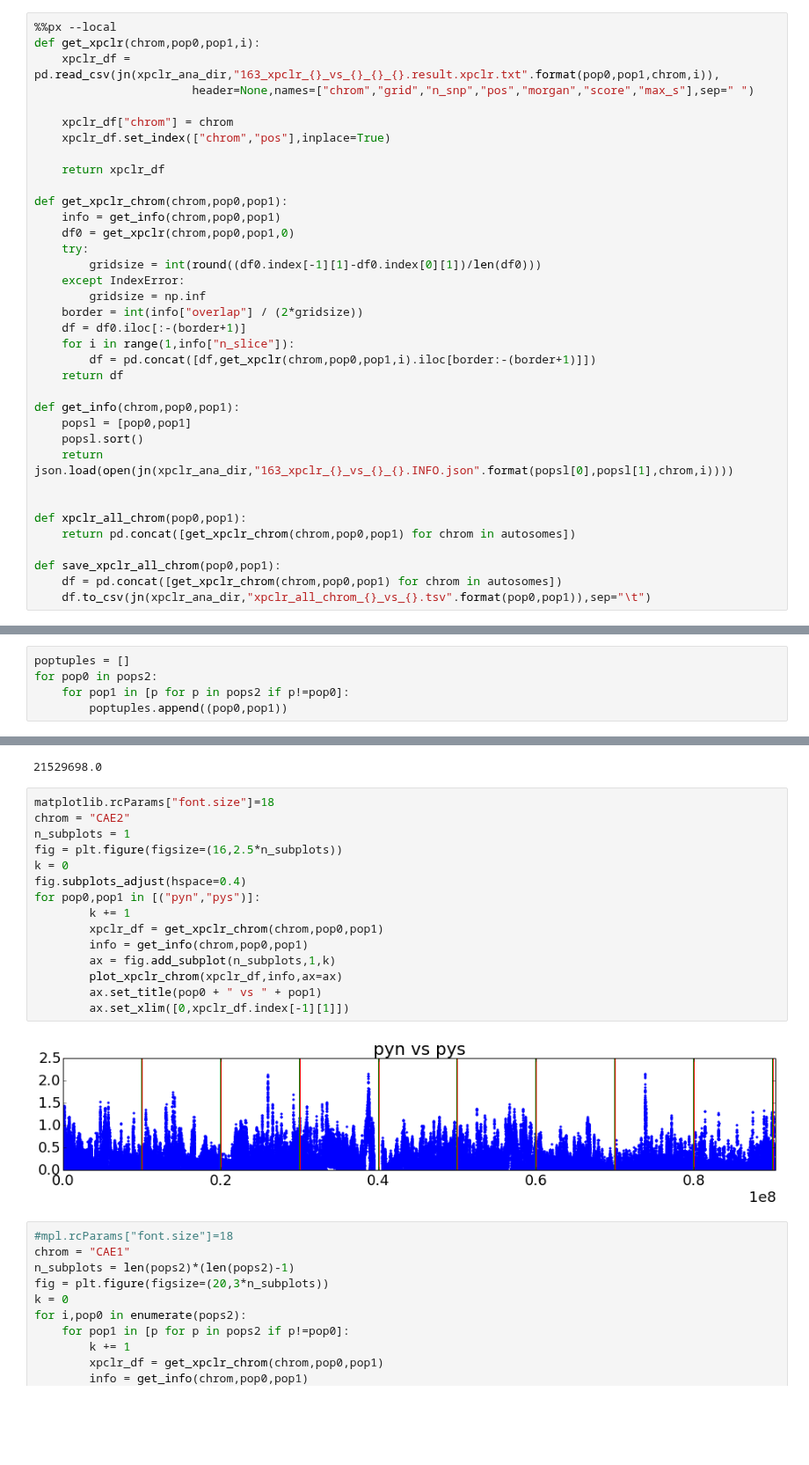
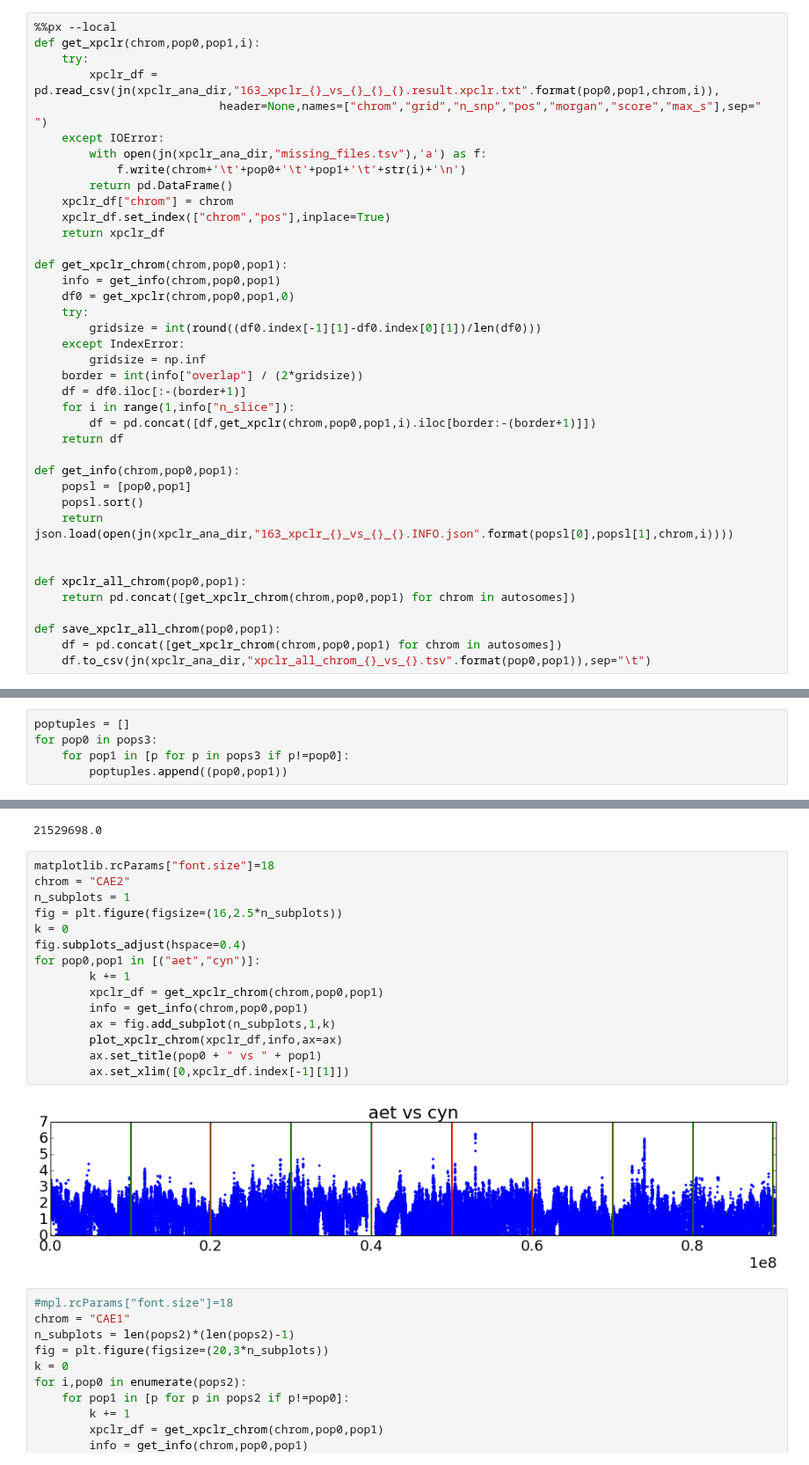
Before and after one commit to peterdfields/hs_vervet, a Jupyter notebook: notebooks/20150528_163_UG_XPCLR.ipynb, the cells around one changed output, grey strips where cells are left out. Shown at 88% size. Saved outputs shown, nothing was run; the diff lists cells and outputs as text; blank space fills up the shorter version.

```diff
--- a/notebooks/20150528_163_UG_XPCLR.ipynb
+++ b/notebooks/20150528_163_UG_XPCLR.ipynb
@@ -329,12 +329,15 @@ res.result
 # %%
 %%px --local
 def get_xpclr(chrom,pop0,pop1,i):
-    xpclr_df = pd.read_csv(jn(xpclr_ana_dir,"163_xpclr_{}_vs_{}_{}_{}.result.xpclr.txt".format(pop0,pop1,chrom,i)),
-                       header=None,names=["chrom","grid","n_snp","pos","morgan","score","max_s"],sep=" ")
-
+    try:
+        xpclr_df = pd.read_csv(jn(xpclr_ana_dir,"163_xpclr_{}_vs_{}_{}_{}.result.xpclr.txt".format(pop0,pop1,chrom,i)),
+                           header=None,names=["chrom","grid","n_snp","pos","morgan","score","max_s"],sep=" ")
+    except IOError:
+        with open(jn(xpclr_ana_dir,"missing_files.tsv"),'a') as f:
+            f.write(chrom+'\t'+pop0+'\t'+pop1+'\t'+str(i)+'\n')
+        return pd.DataFrame()
     xpclr_df["chrom"] = chrom
     xpclr_df.set_index(["chrom","pos"],inplace=True)
-
     return xpclr_df
 
 def get_xpclr_chrom(chrom,pop0,pop1):
@@ -392,8 +397,8 @@ xpclr_df = get_xpclr_chrom(chrom,pop0,pop1)
 info = get_info(chrom,pop0,pop1)
 # %%
 poptuples = []
-for pop0 in pops2:
-    for pop1 in [p for p in pops2 if p!=pop0]:
+for pop0 in pops3:
+    for pop1 in [p for p in pops3 if p!=pop0]:
         poptuples.append((pop0,pop1))
 # %%
 xpclr_map = lv.map_async(lambda pp: save_xpclr_all_chrom(*pp),poptuples)
@@ -415,20 +440,20 @@ def plot_xpclr_chrom(xpclr_df,info,ax=None):
 # %%
 matplotlib.rcParams["font.size"]=18
 chrom = "CAE2"
 n_subplots = 1
 fig = plt.figure(figsize=(16,2.5*n_subplots))
 k = 0
 fig.subplots_adjust(hspace=0.4)
-for pop0,pop1 in [("pyn","pys")]:
+for pop0,pop1 in [("aet","cyn")]:
         k += 1
         xpclr_df = get_xpclr_chrom(chrom,pop0,pop1)
         info = get_info(chrom,pop0,pop1)
         ax = fig.add_subplot(n_subplots,1,k)
         plot_xpclr_chrom(xpclr_df,info,ax=ax)
         ax.set_title(pop0 + " vs " + pop1)
         ax.set_xlim([0,xpclr_df.index[-1][1]])
 # %% [output]
-[figure, old version]
+[figure, new version]
 # %%
 #mpl.rcParams["font.size"]=18
 chrom = "CAE1"
```
Also changed, not shown: parts of 4 cells of this notebook, 4 other files.
